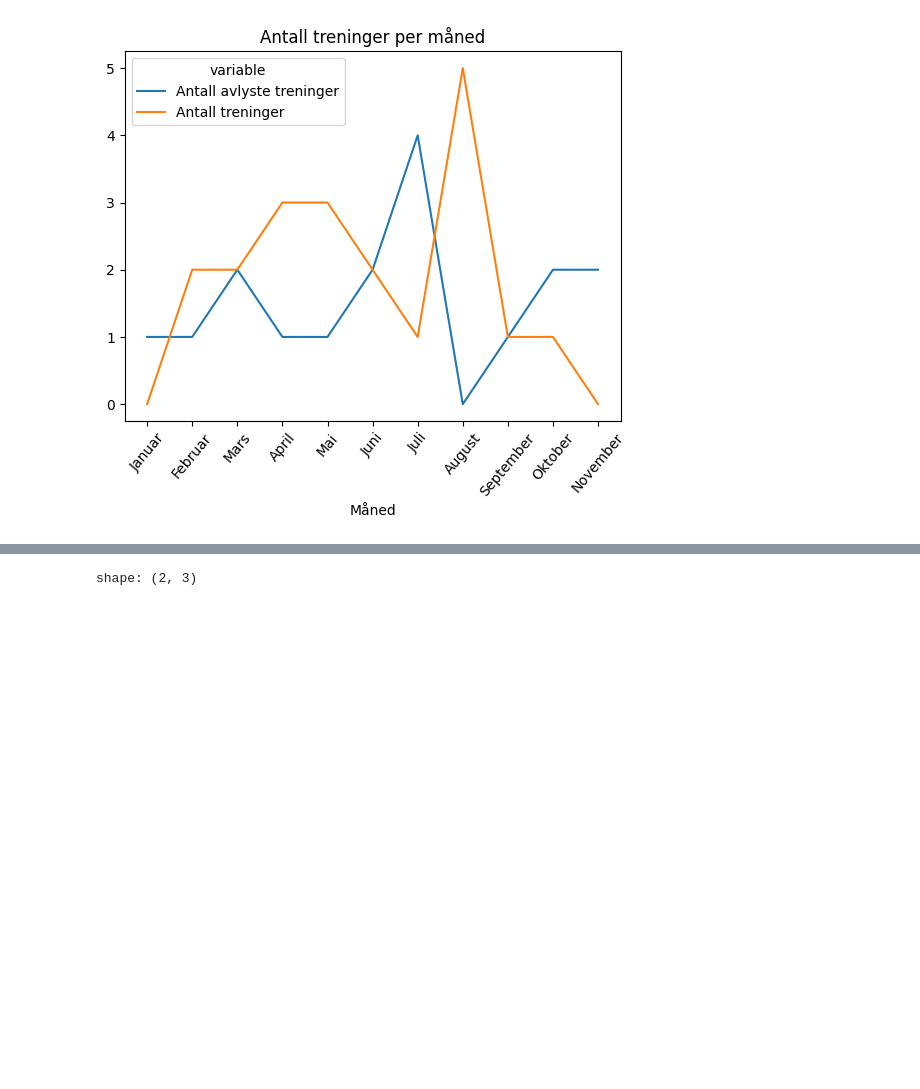
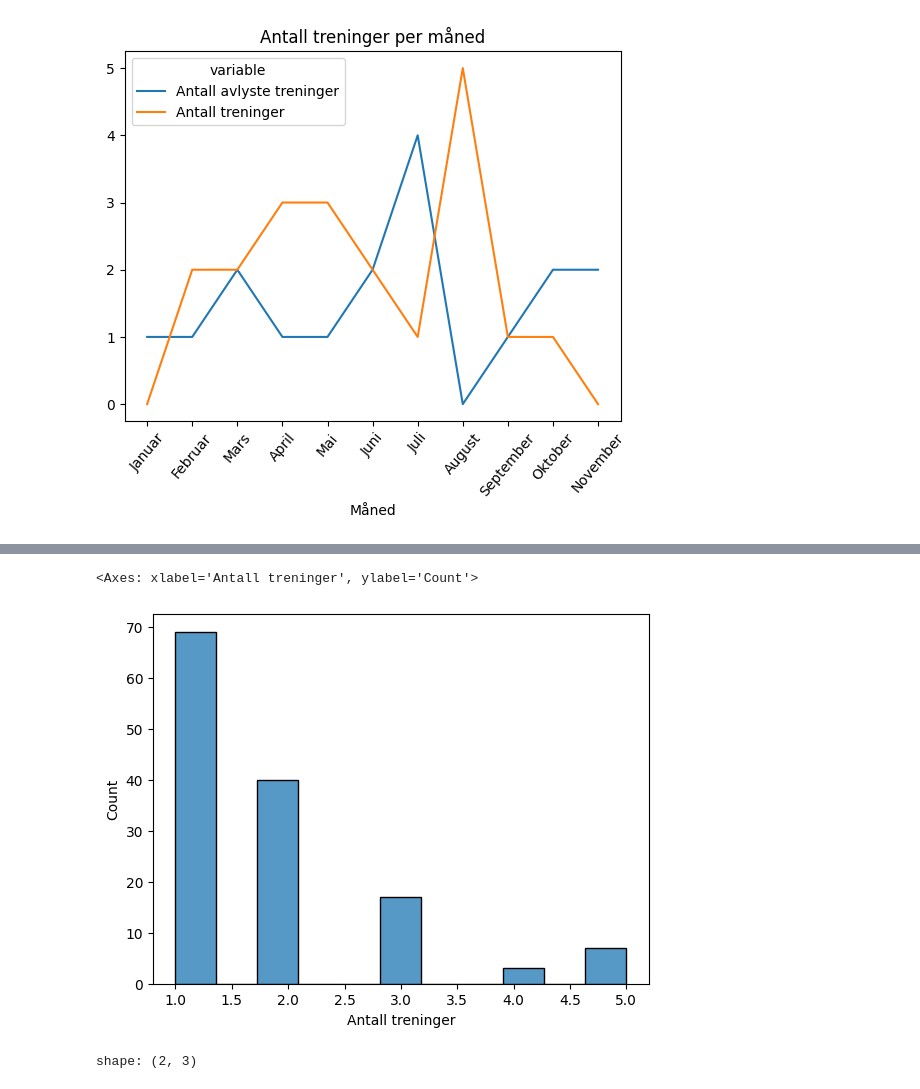
Before and after one commit to PolarsDude/treningsstatistikk-, a Jupyter notebook: test_fil.ipynb, the cells around one changed output, grey strips where cells are left out. Drawn from its saved outputs; the diff is of its cells as text; code cells hidden in the pictures; blank space fills up the shorter version.

```diff
--- a/test_fil.ipynb
+++ b/test_fil.ipynb
@@ -69,3 +114,17 @@ Text(0.5, 1.0, 'Antall treninger per måned')
+# %%
+antall_treninger_deltaker = df.filter(pl.col('Avlyst trening')=='Nei').group_by('Navn','Måned').agg(pl.col('Dato').n_unique().alias('Antall treninger'))
+
+fig, ax = plt.subplots()
+sns.histplot(data = antall_treninger_deltaker.to_pandas(),x='Antall treninger',ax = ax)
+
+# Roter x-labels
+#ax.tick_params(axis='x', rotation=50)
+#ax.set_ylabel("")
+#ax.yaxis.set_major_locator(MaxNLocator(integer=True))
+#ax.set_title('Antall treninger per måned')
+# %% [output]
+<Axes: xlabel='Antall treninger', ylabel='Count'>
+[figure, added]
 # %%
 antall_treninger.filter(pl.col('Måned')=='April')
 # %% [output]
```
Also changed, not shown: parts of 3 cells of this notebook, 1 other file.
